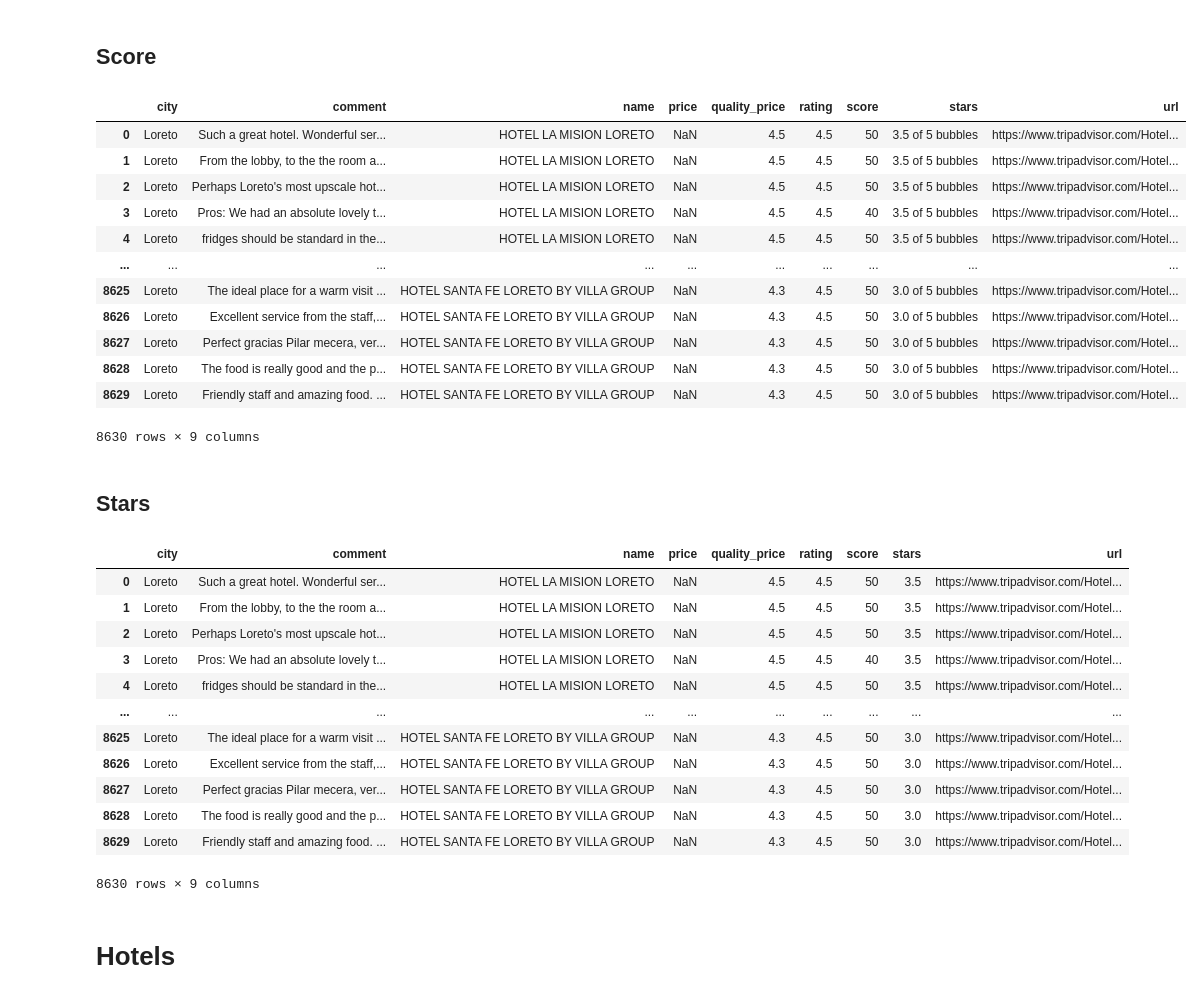
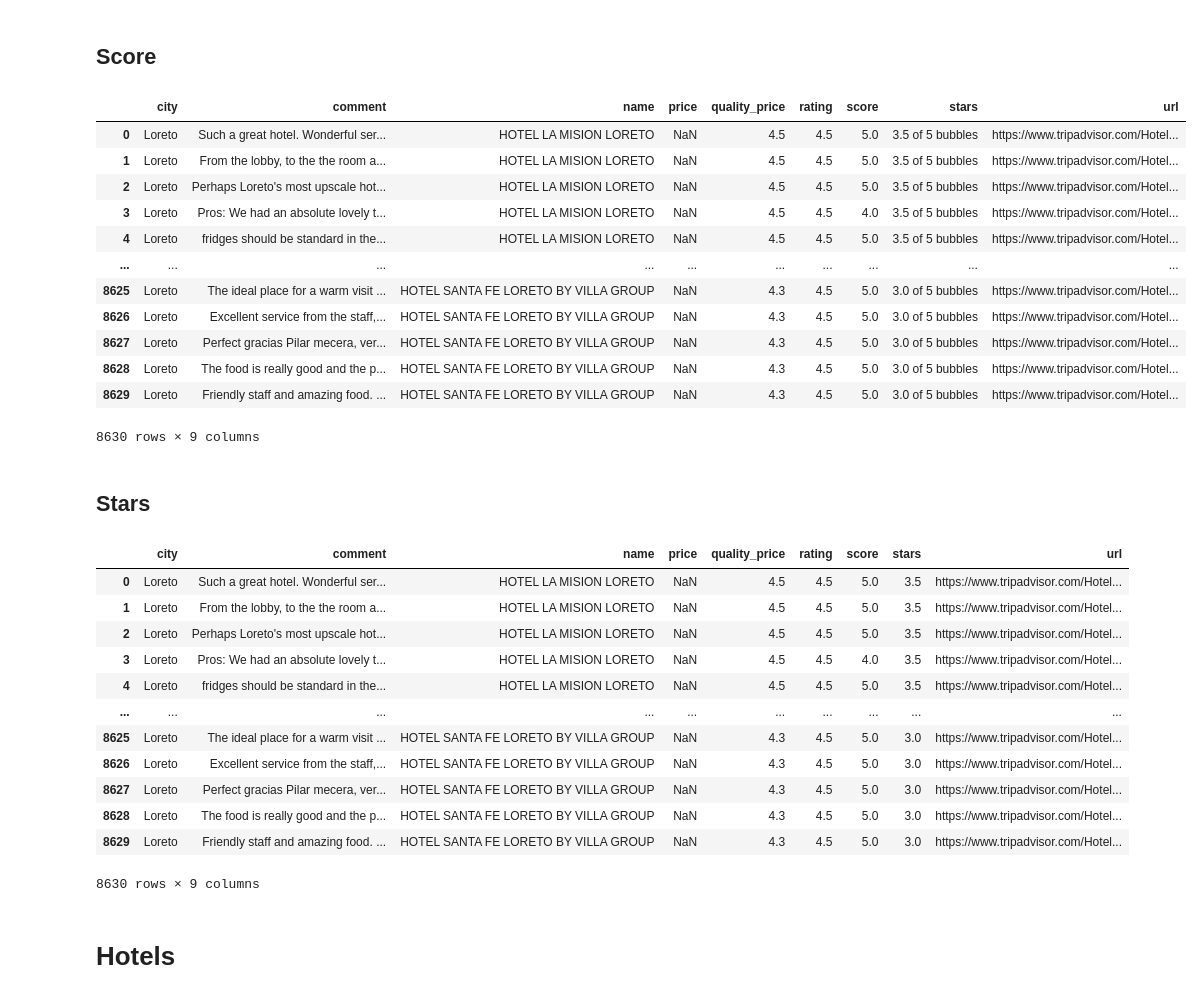
Before and after one commit to tipicanerd/trip_advisor_comments_scrapper, a Jupyter notebook: tripadvisor/DataW.ipynb, the cells around one changed output. Drawn from its saved outputs; the diff is of its cells as text; code cells hidden in the pictures.

Commit message:
Scores escalados

```diff
--- a/tripadvisor/DataW.ipynb
+++ b/tripadvisor/DataW.ipynb
@@ -79,21 +79,21 @@ trip
 # %% [markdown]
 ## Score
 # %%
-trip.score = trip.score.apply(lambda x: int(x[-2:]))
+trip.score = trip.score.apply(lambda x: int(x[-2:])/10)
 trip
 # %% [output]
 |  | city | comment | name | price | quality_price | rating | score | stars | url |
-| 0 | Loreto | Such a great hotel. Wonderful ser... | HOTEL LA MISION LORETO | NaN | 4.5 | 4.5 | 50 | 3.5 of 5 bubbles | https://www.tripadvisor.com/Hotel... |
-| 1 | Loreto | From the lobby, to the the room a... | HOTEL LA MISION LORETO | NaN | 4.5 | 4.5 | 50 | 3.5 of 5 bubbles | https://www.tripadvisor.com/Hotel... |
-| 2 | Loreto | Perhaps Loreto's most upscale hot... | HOTEL LA MISION LORETO | NaN | 4.5 | 4.5 | 50 | 3.5 of 5 bubbles | https://www.tripadvisor.com/Hotel... |
-| 3 | Loreto | Pros: We had an absolute lovely t... | HOTEL LA MISION LORETO | NaN | 4.5 | 4.5 | 40 | 3.5 of 5 bubbles | https://www.tripadvisor.com/Hotel... |
-| 4 | Loreto | fridges should be standard in the... | HOTEL LA MISION LORETO | NaN | 4.5 | 4.5 | 50 | 3.5 of 5 bubbles | https://www.tripadvisor.com/Hotel... |
+| 0 | Loreto | Such a great hotel. Wonderful ser... | HOTEL LA MISION LORETO | NaN | 4.5 | 4.5 | 5.0 | 3.5 of 5 bubbles | https://www.tripadvisor.com/Hotel... |
+| 1 | Loreto | From the lobby, to the the room a... | HOTEL LA MISION LORETO | NaN | 4.5 | 4.5 | 5.0 | 3.5 of 5 bubbles | https://www.tripadvisor.com/Hotel... |
+| 2 | Loreto | Perhaps Loreto's most upscale hot... | HOTEL LA MISION LORETO | NaN | 4.5 | 4.5 | 5.0 | 3.5 of 5 bubbles | https://www.tripadvisor.com/Hotel... |
+| 3 | Loreto | Pros: We had an absolute lovely t... | HOTEL LA MISION LORETO | NaN | 4.5 | 4.5 | 4.0 | 3.5 of 5 bubbles | https://www.tripadvisor.com/Hotel... |
+| 4 | Loreto | fridges should be standard in the... | HOTEL LA MISION LORETO | NaN | 4.5 | 4.5 | 5.0 | 3.5 of 5 bubbles | https://www.tripadvisor.com/Hotel... |
 | ... | ... | ... | ... | ... | ... | ... | ... | ... | ... |
-| 8625 | Loreto | The ideal place for a warm visit ... | HOTEL SANTA FE LORETO BY VILLA GROUP | NaN | 4.3 | 4.5 | 50 | 3.0 of 5 bubbles | https://www.tripadvisor.com/Hotel... |
-| 8626 | Loreto | Excellent service from the staff,... | HOTEL SANTA FE LORETO BY VILLA GROUP | NaN | 4.3 | 4.5 | 50 | 3.0 of 5 bubbles | https://www.tripadvisor.com/Hotel... |
-| 8627 | Loreto | Perfect gracias Pilar mecera, ver... | HOTEL SANTA FE LORETO BY VILLA GROUP | NaN | 4.3 | 4.5 | 50 | 3.0 of 5 bubbles | https://www.tripadvisor.com/Hotel... |
-| 8628 | Loreto | The food is really good and the p... | HOTEL SANTA FE LORETO BY VILLA GROUP | NaN | 4.3 | 4.5 | 50 | 3.0 of 5 bubbles | https://www.tripadvisor.com/Hotel... |
-| 8629 | Loreto | Friendly staff and amazing food. ... | HOTEL SANTA FE LORETO BY VILLA GROUP | NaN | 4.3 | 4.5 | 50 | 3.0 of 5 bubbles | https://www.tripadvisor.com/Hotel... |
+| 8625 | Loreto | The ideal place for a warm visit ... | HOTEL SANTA FE LORETO BY VILLA GROUP | NaN | 4.3 | 4.5 | 5.0 | 3.0 of 5 bubbles | https://www.tripadvisor.com/Hotel... |
+| 8626 | Loreto | Excellent service from the staff,... | HOTEL SANTA FE LORETO BY VILLA GROUP | NaN | 4.3 | 4.5 | 5.0 | 3.0 of 5 bubbles | https://www.tripadvisor.com/Hotel... |
+| 8627 | Loreto | Perfect gracias Pilar mecera, ver... | HOTEL SANTA FE LORETO BY VILLA GROUP | NaN | 4.3 | 4.5 | 5.0 | 3.0 of 5 bubbles | https://www.tripadvisor.com/Hotel... |
+| 8628 | Loreto | The food is really good and the p... | HOTEL SANTA FE LORETO BY VILLA GROUP | NaN | 4.3 | 4.5 | 5.0 | 3.0 of 5 bubbles | https://www.tripadvisor.com/Hotel... |
+| 8629 | Loreto | Friendly staff and amazing food. ... | HOTEL SANTA FE LORETO BY VILLA GROUP | NaN | 4.3 | 4.5 | 5.0 | 3.0 of 5 bubbles | https://www.tripadvisor.com/Hotel... |
 8630 rows × 9 columns
 # %% [markdown]
 ## Stars
@@ -102,17 +102,17 @@ trip.stars = trip.stars.apply(lambda x: float(x.split()[0]) if str(x)!="nan" els
 trip
 # %% [output]
 |  | city | comment | name | price | quality_price | rating | score | stars | url |
-| 0 | Loreto | Such a great hotel. Wonderful ser... | HOTEL LA MISION LORETO | NaN | 4.5 | 4.5 | 50 | 3.5 | https://www.tripadvisor.com/Hotel... |
-| 1 | Loreto | From the lobby, to the the room a... | HOTEL LA MISION LORETO | NaN | 4.5 | 4.5 | 50 | 3.5 | https://www.tripadvisor.com/Hotel... |
-| 2 | Loreto | Perhaps Loreto's most upscale hot... | HOTEL LA MISION LORETO | NaN | 4.5 | 4.5 | 50 | 3.5 | https://www.tripadvisor.com/Hotel... |
-| 3 | Loreto | Pros: We had an absolute lovely t... | HOTEL LA MISION LORETO | NaN | 4.5 | 4.5 | 40 | 3.5 | https://www.tripadvisor.com/Hotel... |
-| 4 | Loreto | fridges should be standard in the... | HOTEL LA MISION LORETO | NaN | 4.5 | 4.5 | 50 | 3.5 | https://www.tripadvisor.com/Hotel... |
+| 0 | Loreto | Such a great hotel. Wonderful ser... | HOTEL LA MISION LORETO | NaN | 4.5 | 4.5 | 5.0 | 3.5 | https://www.tripadvisor.com/Hotel... |
+| 1 | Loreto | From the lobby, to the the room a... | HOTEL LA MISION LORETO | NaN | 4.5 | 4.5 | 5.0 | 3.5 | https://www.tripadvisor.com/Hotel... |
+| 2 | Loreto | Perhaps Loreto's most upscale hot... | HOTEL LA MISION LORETO | NaN | 4.5 | 4.5 | 5.0 | 3.5 | https://www.tripadvisor.com/Hotel... |
+| 3 | Loreto | Pros: We had an absolute lovely t... | HOTEL LA MISION LORETO | NaN | 4.5 | 4.5 | 4.0 | 3.5 | https://www.tripadvisor.com/Hotel... |
+| 4 | Loreto | fridges should be standard in the... | HOTEL LA MISION LORETO | NaN | 4.5 | 4.5 | 5.0 | 3.5 | https://www.tripadvisor.com/Hotel... |
 | ... | ... | ... | ... | ... | ... | ... | ... | ... | ... |
-| 8625 | Loreto | The ideal place for a warm visit ... | HOTEL SANTA FE LORETO BY VILLA GROUP | NaN | 4.3 | 4.5 | 50 | 3.0 | https://www.tripadvisor.com/Hotel... |
-| 8626 | Loreto | Excellent service from the staff,... | HOTEL SANTA FE LORETO BY VILLA GROUP | NaN | 4.3 | 4.5 | 50 | 3.0 | https://www.tripadvisor.com/Hotel... |
-| 8627 | Loreto | Perfect gracias Pilar mecera, ver... | HOTEL SANTA FE LORETO BY VILLA GROUP | NaN | 4.3 | 4.5 | 50 | 3.0 | https://www.tripadvisor.com/Hotel... |
-| 8628 | Loreto | The food is really good and the p... | HOTEL SANTA FE LORETO BY VILLA GROUP | NaN | 4.3 | 4.5 | 50 | 3.0 | https://www.tripadvisor.com/Hotel... |
-| 8629 | Loreto | Friendly staff and amazing food. ... | HOTEL SANTA FE LORETO BY VILLA GROUP | NaN | 4.3 | 4.5 | 50 | 3.0 | https://www.tripadvisor.com/Hotel... |
+| 8625 | Loreto | The ideal place for a warm visit ... | HOTEL SANTA FE LORETO BY VILLA GROUP | NaN | 4.3 | 4.5 | 5.0 | 3.0 | https://www.tripadvisor.com/Hotel... |
+| 8626 | Loreto | Excellent service from the staff,... | HOTEL SANTA FE LORETO BY VILLA GROUP | NaN | 4.3 | 4.5 | 5.0 | 3.0 | https://www.tripadvisor.com/Hotel... |
+| 8627 | Loreto | Perfect gracias Pilar mecera, ver... | HOTEL SANTA FE LORETO BY VILLA GROUP | NaN | 4.3 | 4.5 | 5.0 | 3.0 | https://www.tripadvisor.com/Hotel... |
+| 8628 | Loreto | The food is really good and the p... | HOTEL SANTA FE LORETO BY VILLA GROUP | NaN | 4.3 | 4.5 | 5.0 | 3.0 | https://www.tripadvisor.com/Hotel... |
+| 8629 | Loreto | Friendly staff and amazing food. ... | HOTEL SANTA FE LORETO BY VILLA GROUP | NaN | 4.3 | 4.5 | 5.0 | 3.0 | https://www.tripadvisor.com/Hotel... |
 8630 rows × 9 columns
 # %% [markdown]
 # Hotels
```
Also changed, not shown: parts of 4 cells of this notebook, 1 other file.
